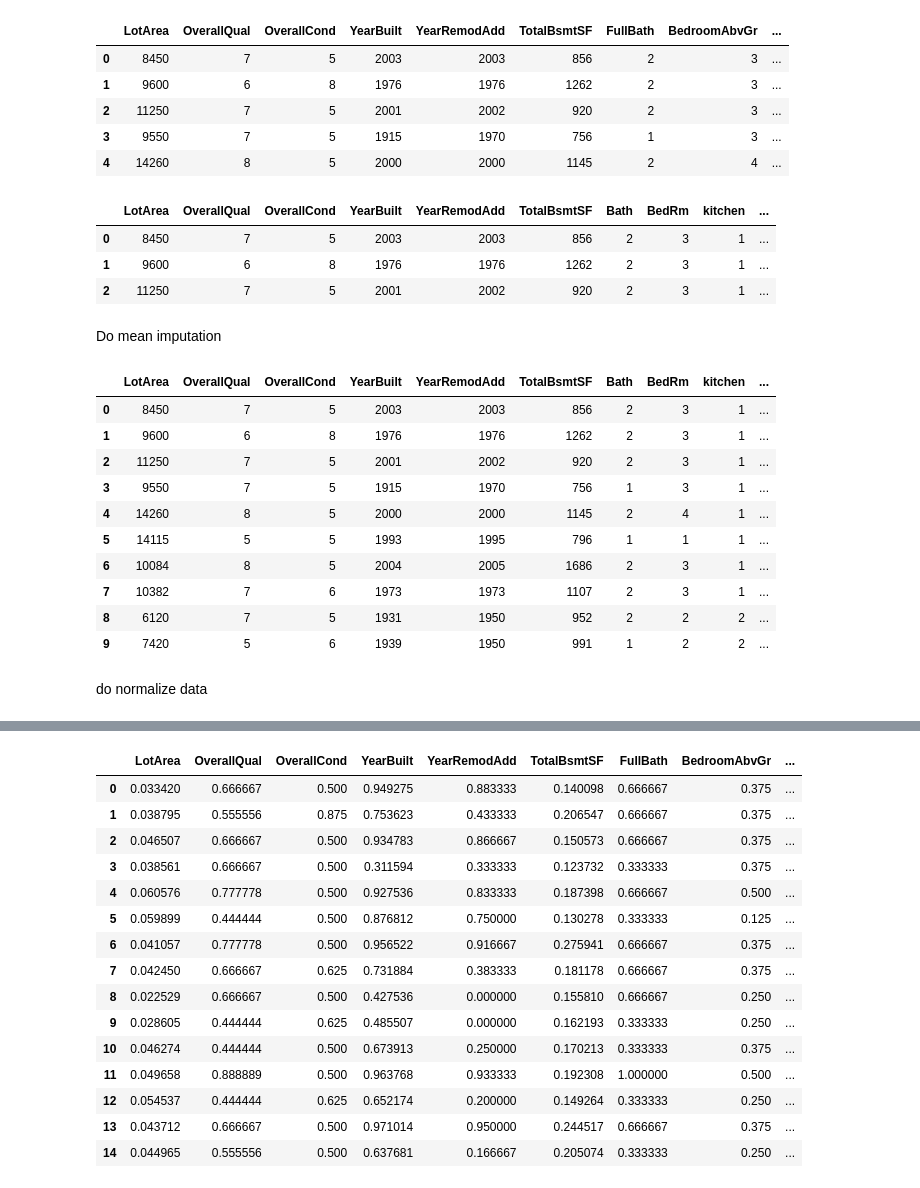
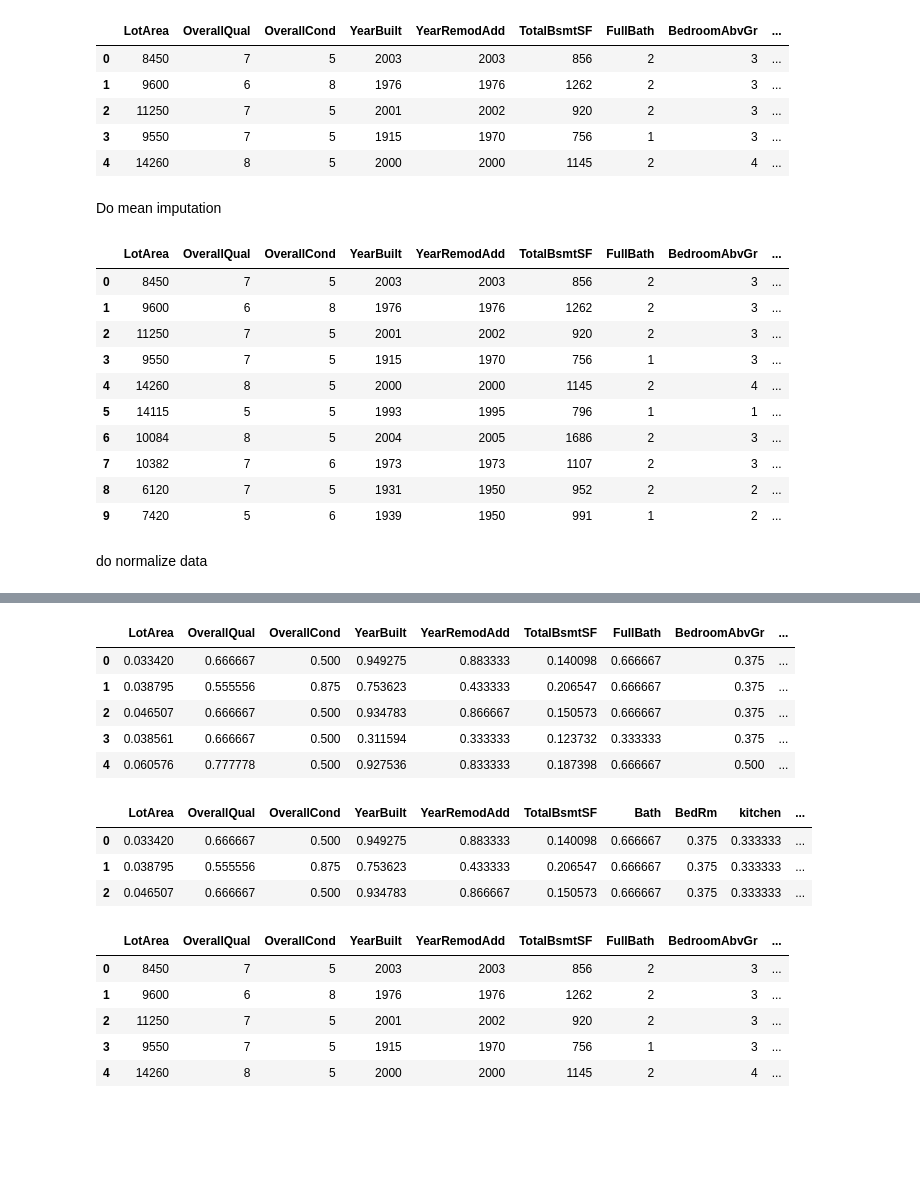
Before and after one commit to Koushikl0l/data-science, a Jupyter notebook: House_price_pred.ipynb, the cells around one changed output, grey strips where cells are left out. Drawn from its saved outputs; the diff is of its cells as text; code cells hidden in the pictures; blank space fills up the shorter version.

```diff
--- a/House_price_pred.ipynb
+++ b/House_price_pred.ipynb
@@ -55,15 +55,6 @@ x.head(5)
 | 2 | 11250 | 7 | 5 | 2001 | 2002 | 920 | 2 | 3 | ... |
 | 3 | 9550 | 7 | 5 | 1915 | 1970 | 756 | 1 | 3 | ... |
 | 4 | 14260 | 8 | 5 | 2000 | 2000 | 1145 | 2 | 4 | ... |
-# %%
-x.rename(columns={'FullBath':'Bath','BedroomAbvGr':'BedRm',
-                 'KitchenAbvGr':'kitchen'}, inplace=True)
-x.head(3)
-# %% [output]
-|  | LotArea | OverallQual | OverallCond | YearBuilt | YearRemodAdd | TotalBsmtSF | Bath | BedRm | kitchen | ... |
-| 0 | 8450 | 7 | 5 | 2003 | 2003 | 856 | 2 | 3 | 1 | ... |
-| 1 | 9600 | 6 | 8 | 1976 | 1976 | 1262 | 2 | 3 | 1 | ... |
-| 2 | 11250 | 7 | 5 | 2001 | 2002 | 920 | 2 | 3 | 1 | ... |
 # %% [markdown]
 Do mean imputation
 # %%
@@ -71,22 +62,22 @@ mean_value=x['MiscVal'].mean()
 x['MiscVal'].replace(0, mean_value, inplace= True)
 x.head(10)
 # %% [output]
-|  | LotArea | OverallQual | OverallCond | YearBuilt | YearRemodAdd | TotalBsmtSF | Bath | BedRm | kitchen | ... |
-| 0 | 8450 | 7 | 5 | 2003 | 2003 | 856 | 2 | 3 | 1 | ... |
-| 1 | 9600 | 6 | 8 | 1976 | 1976 | 1262 | 2 | 3 | 1 | ... |
-| 2 | 11250 | 7 | 5 | 2001 | 2002 | 920 | 2 | 3 | 1 | ... |
-| 3 | 9550 | 7 | 5 | 1915 | 1970 | 756 | 1 | 3 | 1 | ... |
-| 4 | 14260 | 8 | 5 | 2000 | 2000 | 1145 | 2 | 4 | 1 | ... |
-| 5 | 14115 | 5 | 5 | 1993 | 1995 | 796 | 1 | 1 | 1 | ... |
-| 6 | 10084 | 8 | 5 | 2004 | 2005 | 1686 | 2 | 3 | 1 | ... |
-| 7 | 10382 | 7 | 6 | 1973 | 1973 | 1107 | 2 | 3 | 1 | ... |
-| 8 | 6120 | 7 | 5 | 1931 | 1950 | 952 | 2 | 2 | 2 | ... |
-| 9 | 7420 | 5 | 6 | 1939 | 1950 | 991 | 1 | 2 | 2 | ... |
+|  | LotArea | OverallQual | OverallCond | YearBuilt | YearRemodAdd | TotalBsmtSF | FullBath | BedroomAbvGr | ... |
+| 0 | 8450 | 7 | 5 | 2003 | 2003 | 856 | 2 | 3 | ... |
+| 1 | 9600 | 6 | 8 | 1976 | 1976 | 1262 | 2 | 3 | ... |
+| 2 | 11250 | 7 | 5 | 2001 | 2002 | 920 | 2 | 3 | ... |
+| 3 | 9550 | 7 | 5 | 1915 | 1970 | 756 | 1 | 3 | ... |
+| 4 | 14260 | 8 | 5 | 2000 | 2000 | 1145 | 2 | 4 | ... |
+| 5 | 14115 | 5 | 5 | 1993 | 1995 | 796 | 1 | 1 | ... |
+| 6 | 10084 | 8 | 5 | 2004 | 2005 | 1686 | 2 | 3 | ... |
+| 7 | 10382 | 7 | 6 | 1973 | 1973 | 1107 | 2 | 3 | ... |
+| 8 | 6120 | 7 | 5 | 1931 | 1950 | 952 | 2 | 2 | ... |
+| 9 | 7420 | 5 | 6 | 1939 | 1950 | 991 | 1 | 2 | ... |
 # %% [markdown]
 do normalize data
 # %%
 scaler = MinMaxScaler(feature_range=(0, 1))
-feature=scaler.fit_transform(x)
+feature=scaler.fit_transform(x,None)
 feature[:10]
 # %% [output]
 array([[0.0334198 , 0.66666667, 0.5       , 0.94927536, 0.88333333,
@@ -110,21 +101,29 @@ array([[0.0334198 , 0.66666667, 0.5       , 0.94927536, 0.88333333,
 #feature array to new dataframe
 new_df=df = pd.DataFrame(feature,columns=new_col)
 # %%
-new_df.head(15)
+new_df.head(5)
 # %% [output]
 |  | LotArea | OverallQual | OverallCond | YearBuilt | YearRemodAdd | TotalBsmtSF | FullBath | BedroomAbvGr | ... |
 | 0 | 0.033420 | 0.666667 | 0.500 | 0.949275 | 0.883333 | 0.140098 | 0.666667 | 0.375 | ... |
 | 1 | 0.038795 | 0.555556 | 0.875 | 0.753623 | 0.433333 | 0.206547 | 0.666667 | 0.375 | ... |
 | 2 | 0.046507 | 0.666667 | 0.500 | 0.934783 | 0.866667 | 0.150573 | 0.666667 | 0.375 | ... |
 | 3 | 0.038561 | 0.666667 | 0.500 | 0.311594 | 0.333333 | 0.123732 | 0.333333 | 0.375 | ... |
 | 4 | 0.060576 | 0.777778 | 0.500 | 0.927536 | 0.833333 | 0.187398 | 0.666667 | 0.500 | ... |
-| 5 | 0.059899 | 0.444444 | 0.500 | 0.876812 | 0.750000 | 0.130278 | 0.333333 | 0.125 | ... |
-| 6 | 0.041057 | 0.777778 | 0.500 | 0.956522 | 0.916667 | 0.275941 | 0.666667 | 0.375 | ... |
-| 7 | 0.042450 | 0.666667 | 0.625 | 0.731884 | 0.383333 | 0.181178 | 0.666667 | 0.375 | ... |
-| 8 | 0.022529 | 0.666667 | 0.500 | 0.427536 | 0.000000 | 0.155810 | 0.666667 | 0.250 | ... |
-| 9 | 0.028605 | 0.444444 | 0.625 | 0.485507 | 0.000000 | 0.162193 | 0.333333 | 0.250 | ... |
-| 10 | 0.046274 | 0.444444 | 0.500 | 0.673913 | 0.250000 | 0.170213 | 0.333333 | 0.375 | ... |
-| 11 | 0.049658 | 0.888889 | 0.500 | 0.963768 | 0.933333 | 0.192308 | 1.000000 | 0.500 | ... |
-| 12 | 0.054537 | 0.444444 | 0.625 | 0.652174 | 0.200000 | 0.149264 | 0.333333 | 0.250 | ... |
-| 13 | 0.043712 | 0.666667 | 0.500 | 0.971014 | 0.950000 | 0.244517 | 0.666667 | 0.375 | ... |
-| 14 | 0.044965 | 0.555556 | 0.500 | 0.637681 | 0.166667 | 0.205074 | 0.333333 | 0.250 | ... |
+# %%
+new_df.rename(columns={'FullBath':'Bath','BedroomAbvGr':'BedRm',
+                 'KitchenAbvGr':'kitchen'}, inplace=True)
+new_df.head(3)
+# %% [output]
+|  | LotArea | OverallQual | OverallCond | YearBuilt | YearRemodAdd | TotalBsmtSF | Bath | BedRm | kitchen | ... |
+| 0 | 0.033420 | 0.666667 | 0.500 | 0.949275 | 0.883333 | 0.140098 | 0.666667 | 0.375 | 0.333333 | ... |
+| 1 | 0.038795 | 0.555556 | 0.875 | 0.753623 | 0.433333 | 0.206547 | 0.666667 | 0.375 | 0.333333 | ... |
+| 2 | 0.046507 | 0.666667 | 0.500 | 0.934783 | 0.866667 | 0.150573 | 0.666667 | 0.375 | 0.333333 | ... |
+# %%
+x.head(5)
+# %% [output]
+|  | LotArea | OverallQual | OverallCond | YearBuilt | YearRemodAdd | TotalBsmtSF | FullBath | BedroomAbvGr | ... |
+| 0 | 8450 | 7 | 5 | 2003 | 2003 | 856 | 2 | 3 | ... |
+| 1 | 9600 | 6 | 8 | 1976 | 1976 | 1262 | 2 | 3 | ... |
+| 2 | 11250 | 7 | 5 | 2001 | 2002 | 920 | 2 | 3 | ... |
+| 3 | 9550 | 7 | 5 | 1915 | 1970 | 756 | 1 | 3 | ... |
+| 4 | 14260 | 8 | 5 | 2000 | 2000 | 1145 | 2 | 4 | ... |
```
Also changed, not shown: parts of 4 cells of this notebook.
